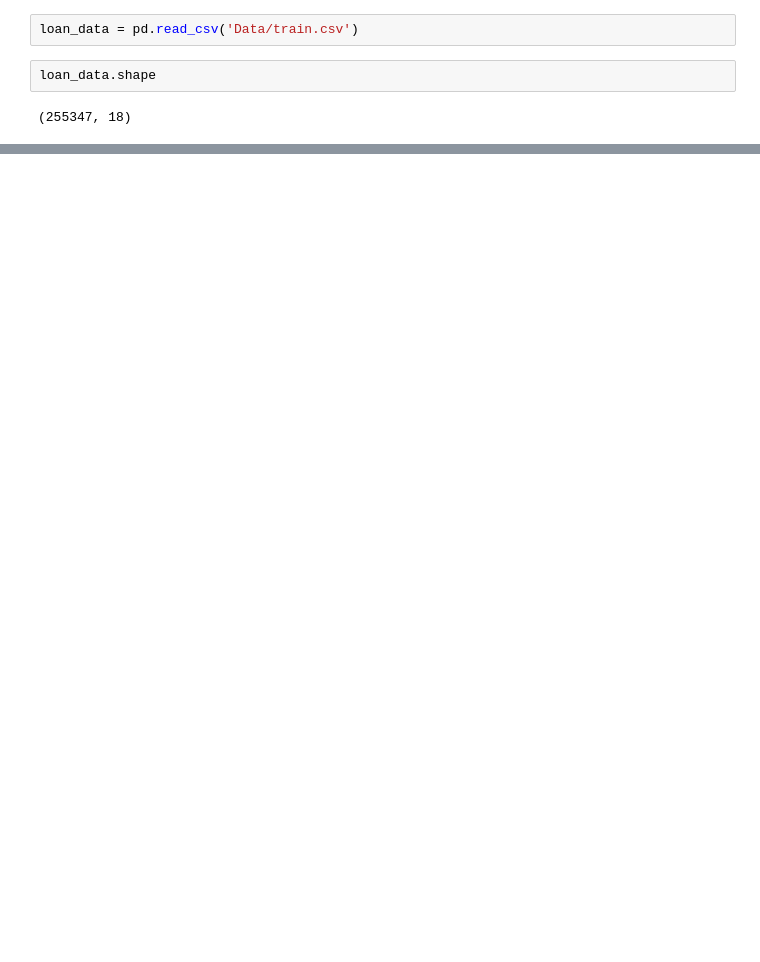
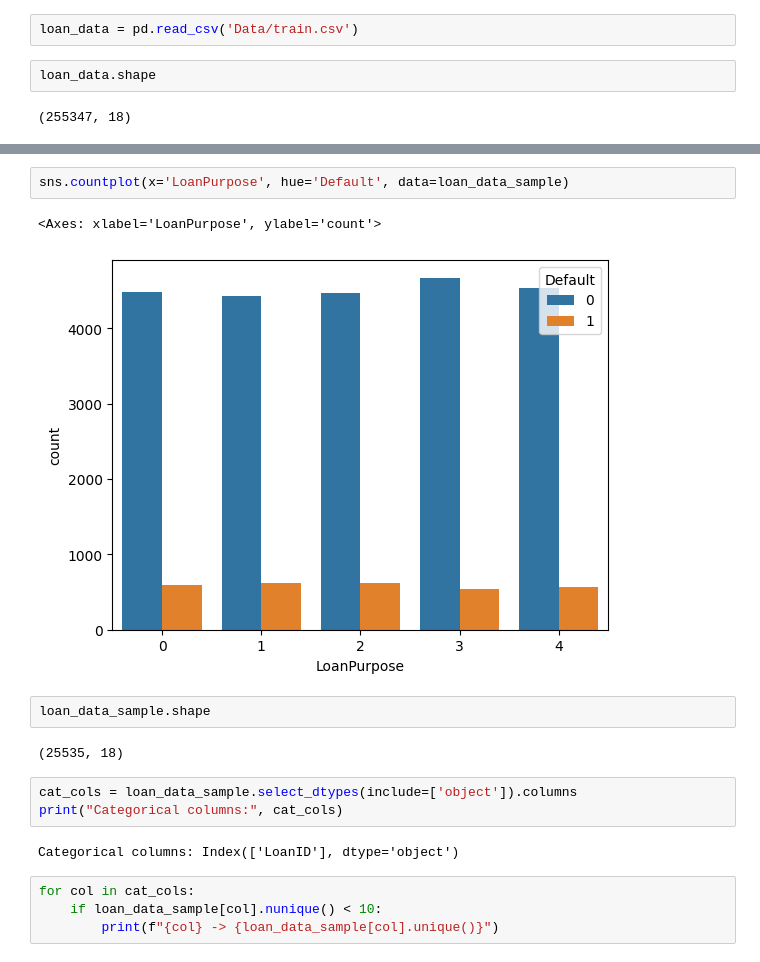
Before and after one commit to manpb/Loan-Default-Prediction, a Jupyter notebook: Loan_default_prediction.ipynb, the cells around one changed output, grey strips where cells are left out. Cells and saved outputs as stored; diff of their text form; blank space fills up the shorter version.

```diff
--- a/Loan_default_prediction.ipynb
+++ b/Loan_default_prediction.ipynb
@@ -35,0 +84,18 @@ loan_data.describe()
+# %%
+sns.countplot(x='LoanPurpose', hue='Default', data=loan_data_sample)
+# %% [output]
+<Axes: xlabel='LoanPurpose', ylabel='count'>
+[figure, added]
+# %%
+loan_data_sample.shape
+# %% [output]
+(25535, 18)
+# %%
+cat_cols = loan_data_sample.select_dtypes(include=['object']).columns
+print("Categorical columns:", cat_cols)
+# %% [output]
+Categorical columns: Index(['LoanID'], dtype='object')
+# %%
+for col in cat_cols:
+    if loan_data_sample[col].nunique() < 10:
+        print(f"{col} -> {loan_data_sample[col].unique()}")
```
Also changed, not shown: parts of 26 cells of this notebook.
